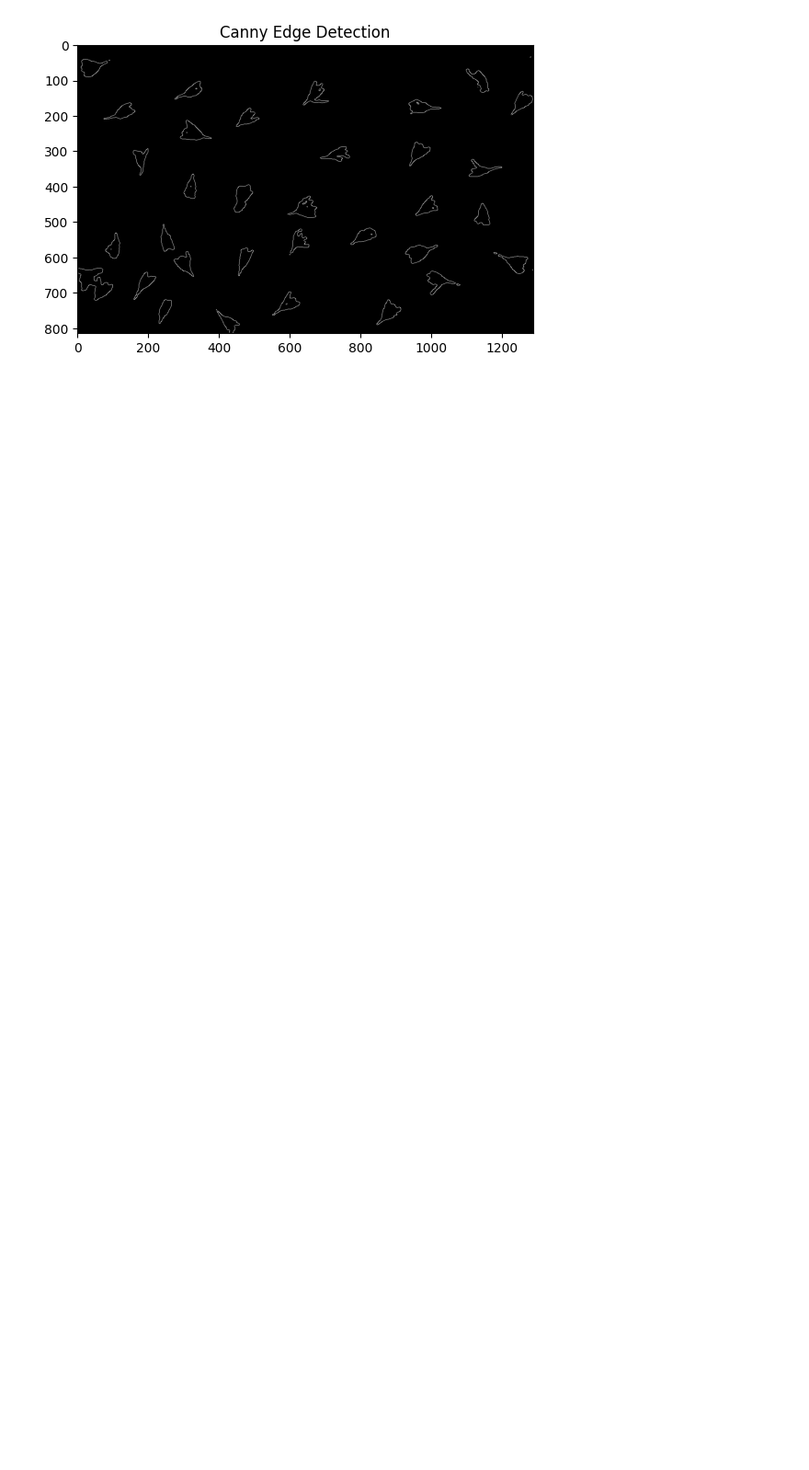
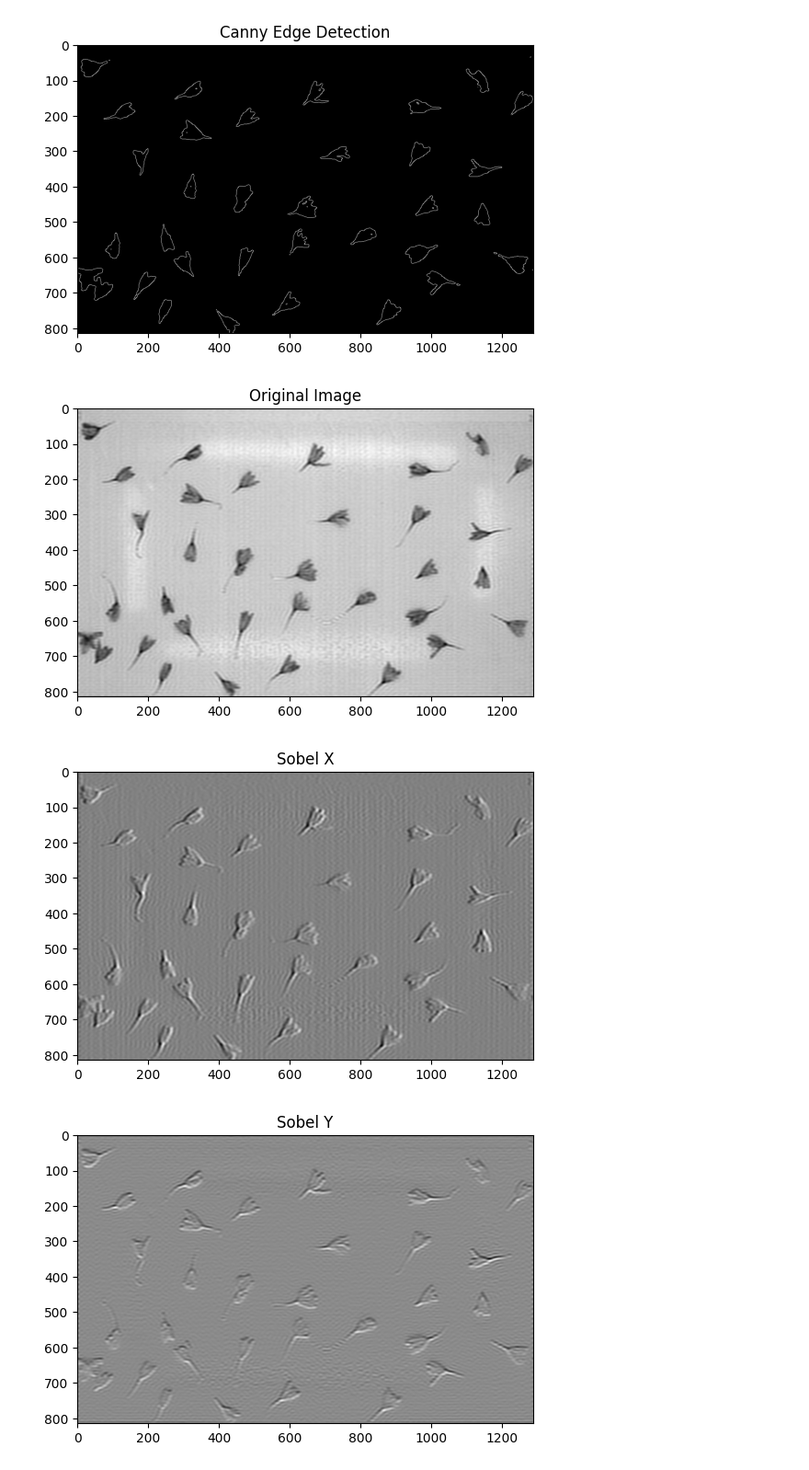
Before and after one commit to mhhasani/computer-vision, a Jupyter notebook: HW2/Q2.ipynb, the cells around one changed output. Shown at 92% size. Drawn from its saved outputs; the diff is of its cells as text; code cells hidden in the pictures; blank space fills up the shorter version.

```diff
--- a/HW2/Q2.ipynb
+++ b/HW2/Q2.ipynb
@@ -61,0 +121,24 @@ show_image(canny, "Canny Edge Detection")
+# %%
+img_back = imgs[3][0]
+
+# Compute gradients in x and y direction
+sobelx = cv2.Sobel(img_back, cv2.CV_64F, 1, 0, ksize=5)
+sobely = cv2.Sobel(img_back, cv2.CV_64F, 0, 1, ksize=5)
+
+# Convert gradients to magnitude and phase
+mag, phase = cv2.cartToPolar(sobelx, sobely)
+
+# Calculate orientation of edges in radians
+orientation = np.arctan2(sobely, sobelx)
+
+
+show_image(img_back, 'Original Image')
+show_image(sobelx, 'Sobel X')
+show_image(sobely, 'Sobel Y')
+show_image(mag, 'Magnitude of Gradients')
+show_image(phase, 'Phase of Gradients')
+show_image(orientation, 'Orientation of Edges (in radians)')
+# %% [output]
+[figure, added]
+[figure, added]
+[figure, added]
```
Also changed, not shown: parts of 3 cells of this notebook.
